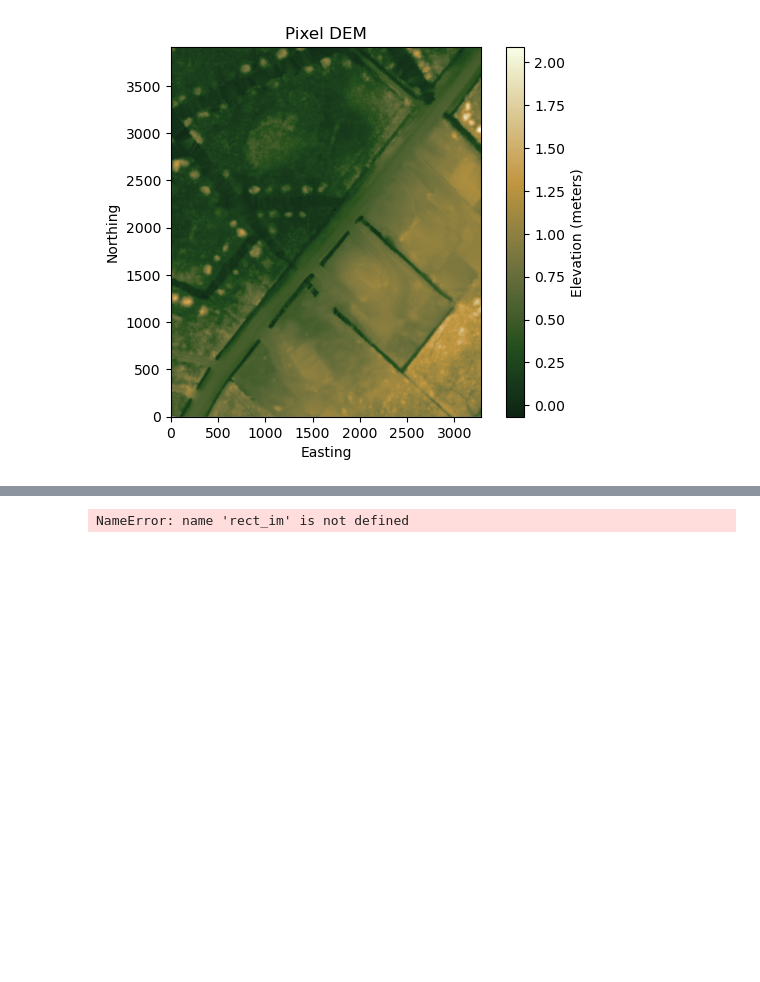
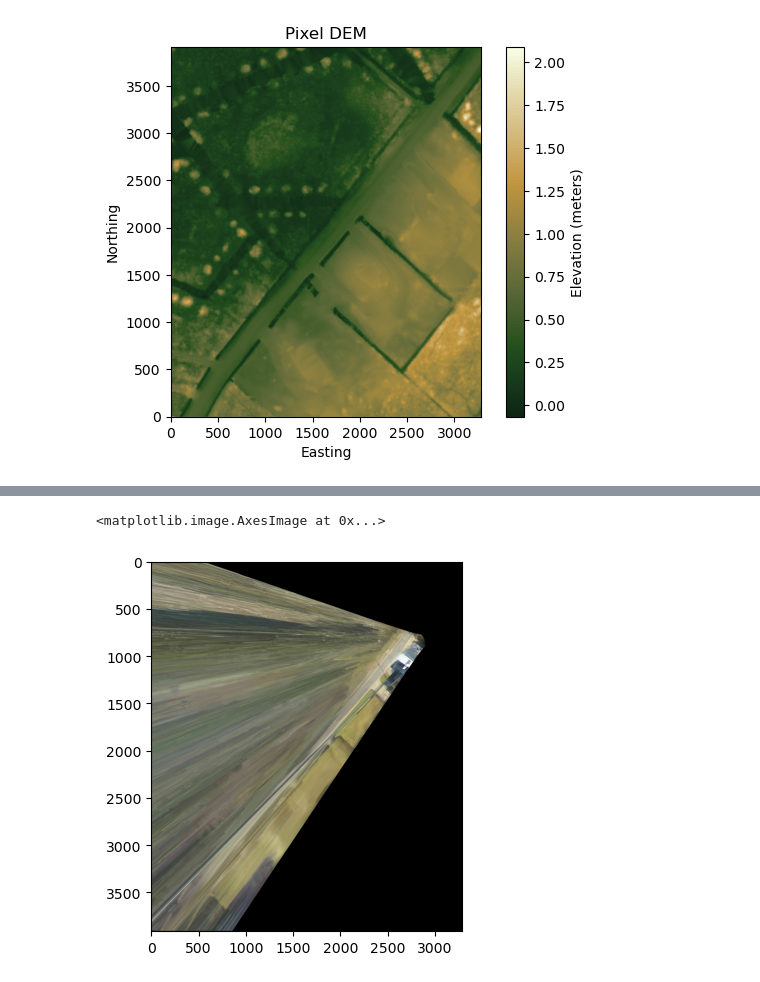
Before and after one commit to rtmccune/poseidon, a Jupyter notebook: test_notebook.ipynb, the cells around one changed output, grey strips where cells are left out. Cells and saved outputs as stored; diff of their text form; code cells hidden in the pictures; blank space fills up the shorter version.

Commit message:
Write tests for rectifier.

```diff
--- a/test_notebook.ipynb
+++ b/test_notebook.ipynb
@@ -62,3 +69,3 @@ rectifier = poseidon_core.ImageRectifier(intrinsics, extrinsics, grid_x, grid_y,
 # %%
-%timeit -n 100 -r 1 rect_im = rectifier.merge_rectify('data/CAM_DE_01_20241020151826.jpg')
+rect_im = rectifier.merge_rectify('data/CAM_DE_01_20241020151826.jpg', verbose=True)
 # %% [output]
@@ -68,4 +73,5 @@ import matplotlib.pyplot as plt
 # %%
-plt.imshow(np.flipud(rect_im))
+plt.imshow(np.flipud(rect_im.get()))
 # %% [output]
-NameError: name 'rect_im' is not defined
+<matplotlib.image.AxesImage at 0x...>
+[figure, added]
```
Also changed, not shown: parts of 5 cells of this notebook, 3 other files.
